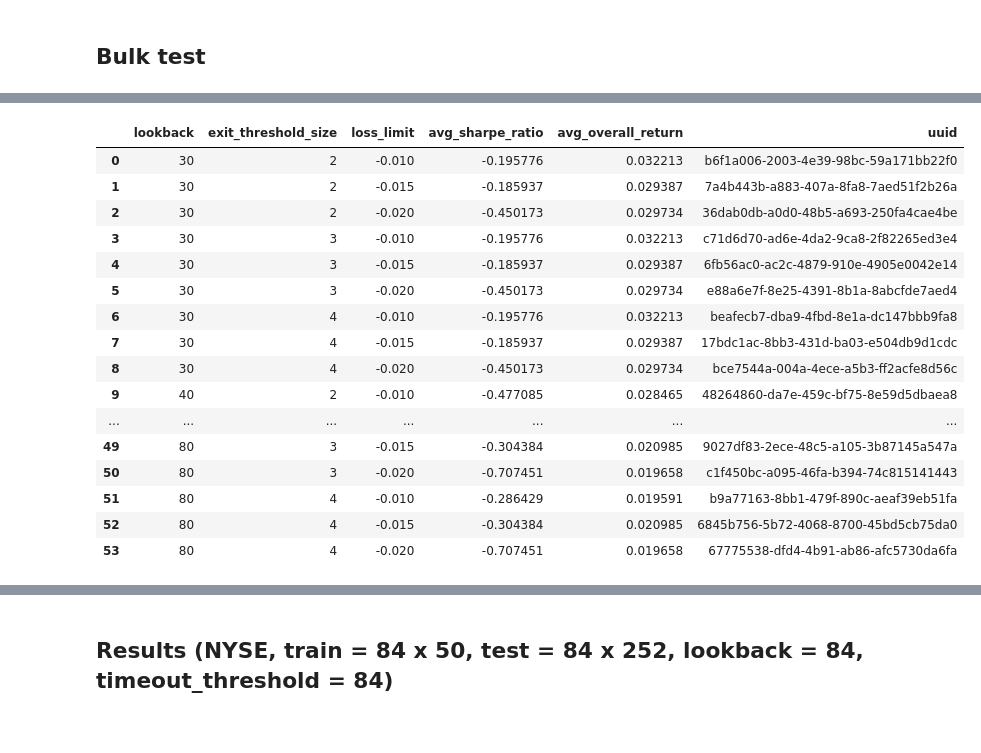
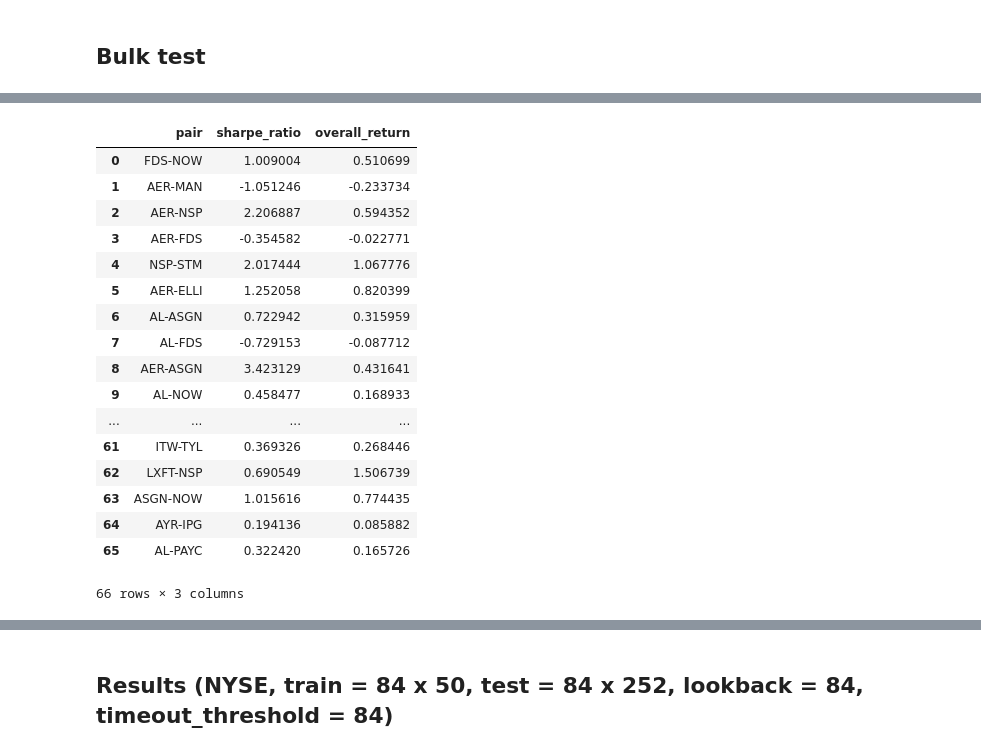
Before and after one commit to wywongbd/pairstrade-fyp-2019, a Jupyter notebook: jupyter-py/5a-Backtest-Distance-Method-Multiple-Pairs.ipynb, the cells around one changed output, grey strips where cells are left out. Saved outputs shown, nothing was run; the diff lists cells and outputs as text; code cells hidden in the pictures.

```diff
--- a/jupyter-py/5a-Backtest-Distance-Method-Multiple-Pairs.ipynb
+++ b/jupyter-py/5a-Backtest-Distance-Method-Multiple-Pairs.ipynb
@@ -531,24 +598,25 @@ macro_results_df[macro_results_df['avg_overall_return'] == max(macro_results_df[
 # %%
-df = pd.read_csv('../backtest-results/distance/nasdaq-tech-daily/summary.csv')
+df = pd.read_csv('../backtest-results/distance/nasdaq-tech-daily-shortperiod/0175bfcf-985b-486a-9bf6-de068b5ab33f.csv')
 df
 # %% [output]
-|  | lookback | exit_threshold_size | loss_limit | avg_sharpe_ratio | avg_overall_return | uuid |
-| 0 | 30 | 2 | -0.010 | -0.195776 | 0.032213 | b6f1a006-2003-4e39-98bc-59a171bb22f0 |
-| 1 | 30 | 2 | -0.015 | -0.185937 | 0.029387 | 7a4b443b-a883-407a-8fa8-7aed51f2b26a |
-| 2 | 30 | 2 | -0.020 | -0.450173 | 0.029734 | 36dab0db-a0d0-48b5-a693-250fa4cae4be |
-| 3 | 30 | 3 | -0.010 | -0.195776 | 0.032213 | c71d6d70-ad6e-4da2-9ca8-2f82265ed3e4 |
-| 4 | 30 | 3 | -0.015 | -0.185937 | 0.029387 | 6fb56ac0-ac2c-4879-910e-4905e0042e14 |
-| 5 | 30 | 3 | -0.020 | -0.450173 | 0.029734 | e88a6e7f-8e25-4391-8b1a-8abcfde7aed4 |
-| 6 | 30 | 4 | -0.010 | -0.195776 | 0.032213 | beafecb7-dba9-4fbd-8e1a-dc147bbb9fa8 |
-| 7 | 30 | 4 | -0.015 | -0.185937 | 0.029387 | 17bdc1ac-8bb3-431d-ba03-e504db9d1cdc |
-| 8 | 30 | 4 | -0.020 | -0.450173 | 0.029734 | bce7544a-004a-4ece-a5b3-ff2acfe8d56c |
-| 9 | 40 | 2 | -0.010 | -0.477085 | 0.028465 | 48264860-da7e-459c-bf75-8e59d5dbaea8 |
-| ... | ... | ... | ... | ... | ... | ... |
-| 49 | 80 | 3 | -0.015 | -0.304384 | 0.020985 | 9027df83-2ece-48c5-a105-3b87145a547a |
-| 50 | 80 | 3 | -0.020 | -0.707451 | 0.019658 | c1f450bc-a095-46fa-b394-74c815141443 |
-| 51 | 80 | 4 | -0.010 | -0.286429 | 0.019591 | b9a77163-8bb1-479f-890c-aeaf39eb51fa |
-| 52 | 80 | 4 | -0.015 | -0.304384 | 0.020985 | 6845b756-5b72-4068-8700-45bd5cb75da0 |
-| 53 | 80 | 4 | -0.020 | -0.707451 | 0.019658 | 67775538-dfd4-4b91-ab86-afc5730da6fa |
+|  | pair | sharpe_ratio | overall_return |
+| 0 | FDS-NOW | 1.009004 | 0.510699 |
+| 1 | AER-MAN | -1.051246 | -0.233734 |
+| 2 | AER-NSP | 2.206887 | 0.594352 |
+| 3 | AER-FDS | -0.354582 | -0.022771 |
+| 4 | NSP-STM | 2.017444 | 1.067776 |
+| 5 | AER-ELLI | 1.252058 | 0.820399 |
+| 6 | AL-ASGN | 0.722942 | 0.315959 |
+| 7 | AL-FDS | -0.729153 | -0.087712 |
+| 8 | AER-ASGN | 3.423129 | 0.431641 |
+| 9 | AL-NOW | 0.458477 | 0.168933 |
+| ... | ... | ... | ... |
+| 61 | ITW-TYL | 0.369326 | 0.268446 |
+| 62 | LXFT-NSP | 0.690549 | 1.506739 |
+| 63 | ASGN-NOW | 1.015616 | 0.774435 |
+| 64 | AYR-IPG | 0.194136 | 0.085882 |
+| 65 | AL-PAYC | 0.322420 | 0.165726 |
+66 rows × 3 columns
 # %%
 plt.hist(df['overall_return'])
 plt.show()
```
Also changed, not shown: parts of 12 cells of this notebook.
